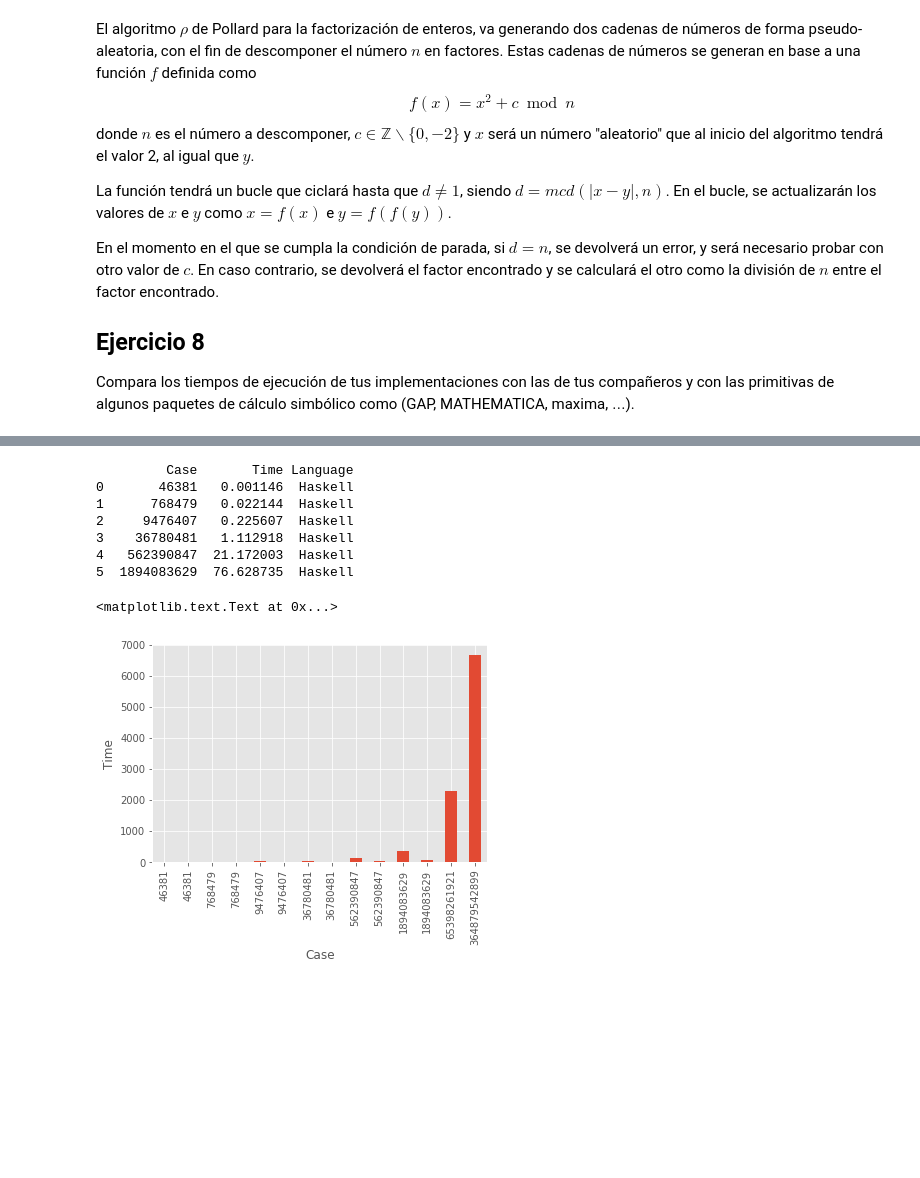
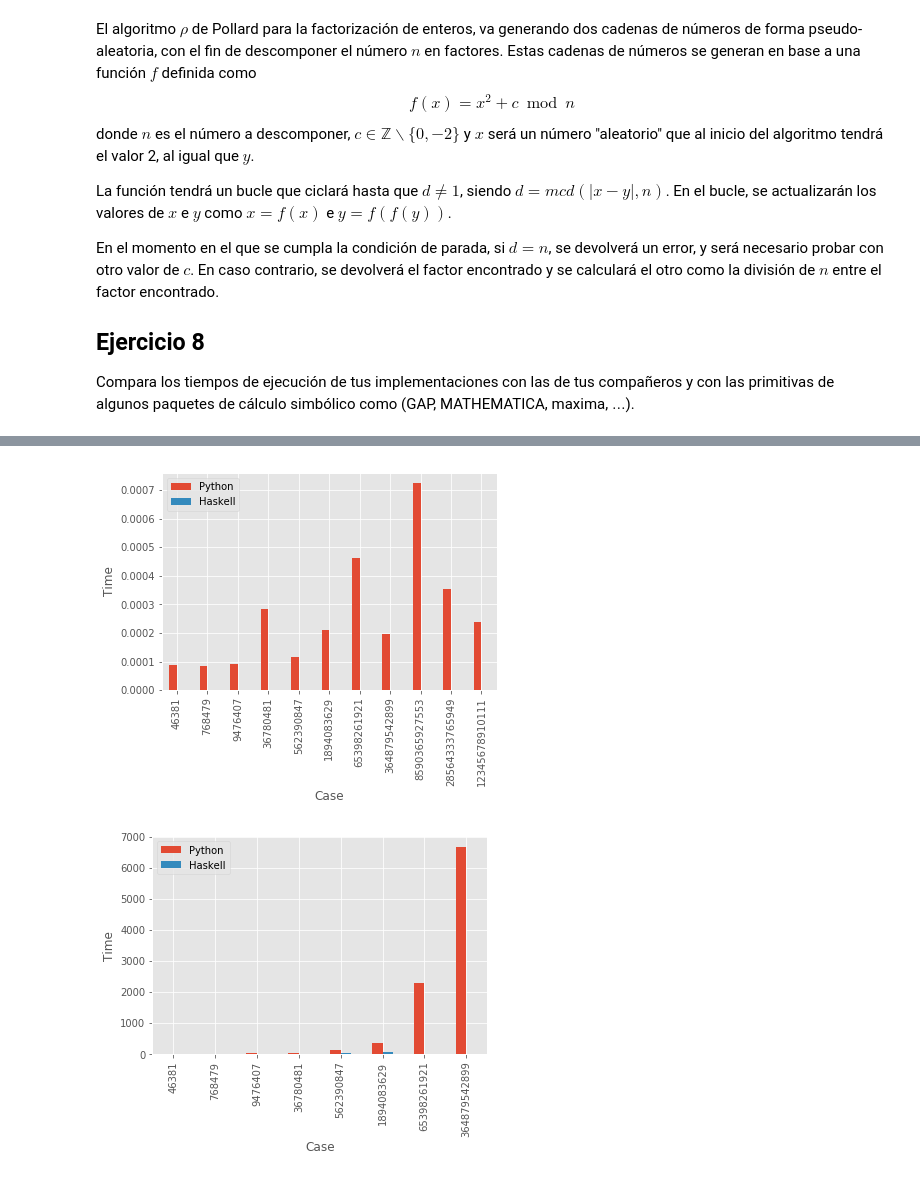
Before and after one commit to BraulioV/Cryptography, a Jupyter notebook: 1.Aritmetica-Modular/1.Aritmetica-Modular-py.ipynb, the cells around one changed output, grey strips where cells are left out. Saved outputs shown, nothing was run; the diff lists cells and outputs as text; code cells hidden in the pictures; blank space fills up the shorter version.

Commit message:
visualization with matplotlib

```diff
--- a/1.Aritmetica-Modular/1.Aritmetica-Modular-py.ipynb
+++ b/1.Aritmetica-Modular/1.Aritmetica-Modular-py.ipynb
@@ -490,15 +471,0 @@ MR.plot(kind='bar',x='Case', y='Time', legend=False).set_ylabel('Time')
-# %%
-BSGS_PY = add_language(pd.read_csv('BSGS.csv'), 'Python')
-BSGS_HS = add_language(pd.read_csv('BSGS_hs.csv'), 'Haskell')
-BSGS = pd.concat([BSGS_PY, BSGS_HS], keys=['Python', 'Haskell'],ignore_index=True).sort_values(by='Case')
-BSGS.plot(kind='bar',x='Case', y='Time', legend=False).set_ylabel('Time')
-# %% [output]
-         Case       Time Language
-0       46381   0.001146  Haskell
-1      768479   0.022144  Haskell
-2     9476407   0.225607  Haskell
-3    36780481   1.112918  Haskell
-4   562390847  21.172003  Haskell
-5  1894083629  76.628735  Haskell
-<matplotlib.text.Text at 0x...>
-[figure, removed]
@@ -508,0 +472,22 @@ ggplot(JAC, aes(x="Case", fill="Language", weight="Time")) + geom_bar()
+# %%
+import pandas as pd
+import matplotlib
+import matplotlib.pyplot as plt
+%matplotlib inline
+plt.style.use('ggplot')
+
+def plot(name1, name2):
+    df1, df2 = pd.read_csv(name1), pd.read_csv(name2)
+    df1.rename(columns={'Case':'Case', 'Time':'Python'}, inplace=True)
+    df2.rename(columns={'Case':'Case', 'Time':'Haskell'}, inplace=True)
+    df = pd.concat([df1, df2['Haskell']], axis=1, ignore_index=False)
+    df.plot(x='Case',kind='bar').set_ylabel('Time')
+#     print(df)
+
+plot('MR.csv', 'MR_hs.csv')
+# %% [output]
+[figure, added]
+# %%
+plot('BSGS.csv', 'BSGS_hs.csv')
+# %% [output]
+[figure, added]
```
Also changed, not shown: parts of 2 cells of this notebook.
